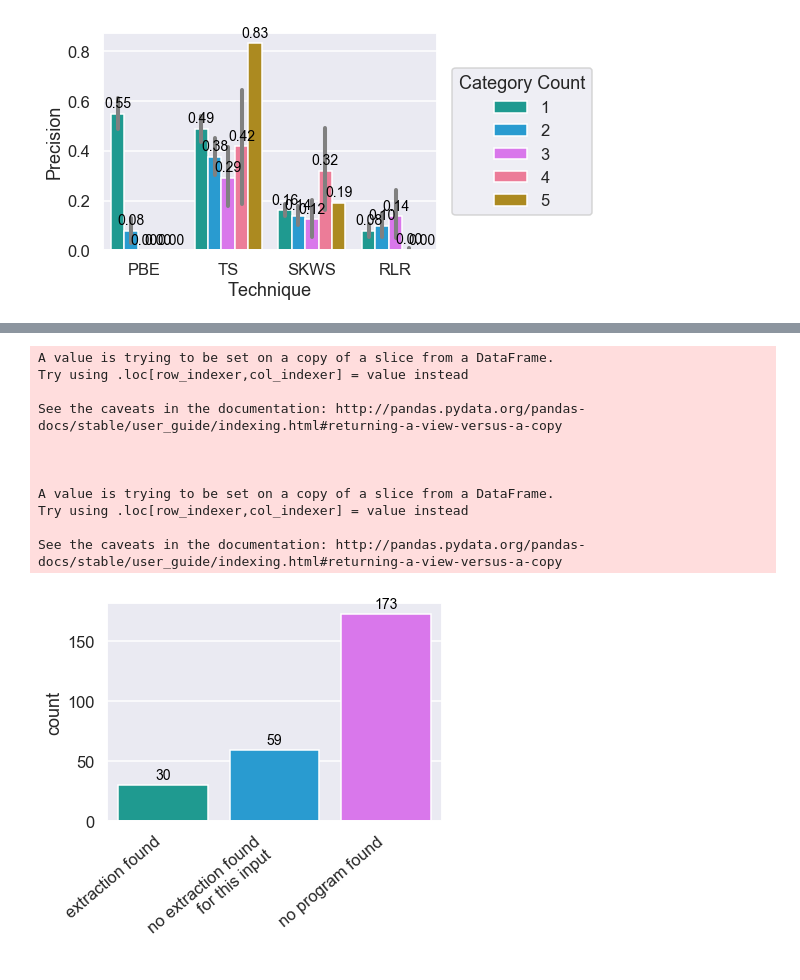
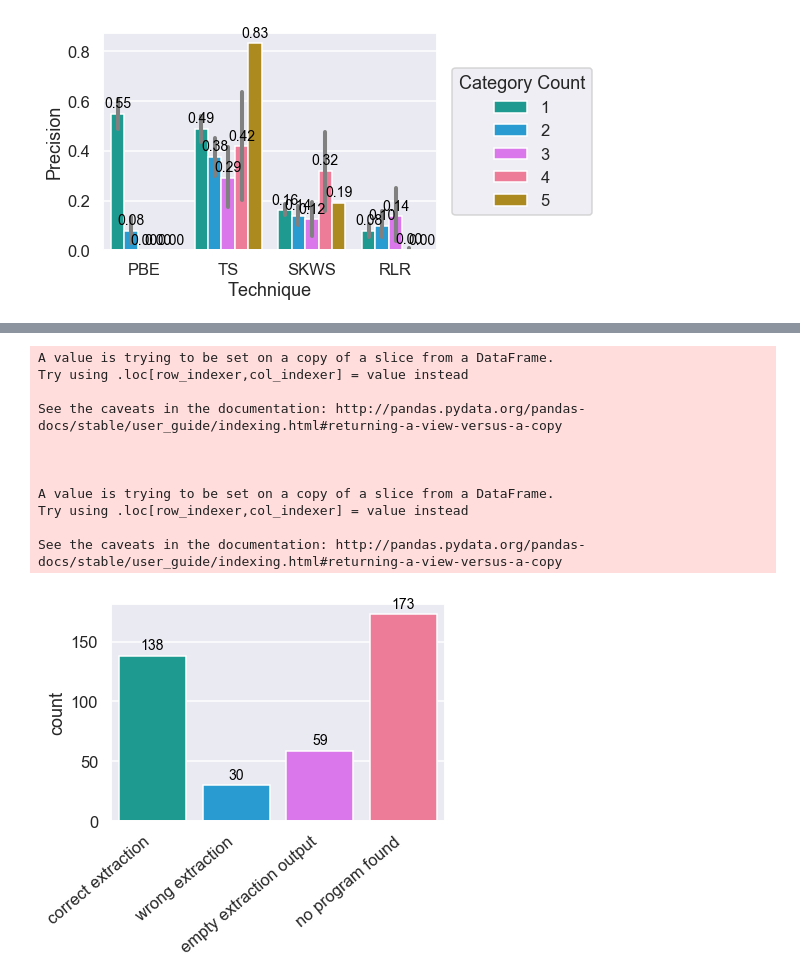
Before and after one commit to lacinoire/master-thesis, a Jupyter notebook: evaluation/results/big_study_data_analysis.ipynb, the cells around one changed output, grey strips where cells are left out. Drawn from its saved outputs; the diff is of its cells as text; code cells hidden in the pictures.

```diff
--- a/evaluation/results/big_study_data_analysis.ipynb
+++ b/evaluation/results/big_study_data_analysis.ipynb
@@ -56,6 +56,7 @@ frames = [pbe, ir, kw, rn]
 
 result_big = pd.concat(frames)
 result_big.rename(columns={'Unnamed: 0':'v',
+                       'Accuracy':'String Distance',
                        'TestOutput':'Test Output',
                        'DesiredTestOutput':'Desired Test Output',
                        'ExampleCount':'Example Count',
@@ -74,14 +75,20 @@ def calc_overlapping_lines(row):
     row['False Negatives Count'] = len(lines_desired) - len(overlap)
     row['Output Lines Count'] = len(lines_output)
     row['Desired Lines Count'] = len(lines_desired)
-    row['True Negatives Count'] = row['Test Input Line Count'] - (row['Output Lines Count'] + row['False Negatives Count'])
-    row['All Desired Lines Extracted'] = row['False Negatives Count'] == 0
-    row['Precision'] = row['True Positives Count'] / row['Output Lines Count']
-    row['Recall'] = row['True Positives Count'] / row['Desired Lines Count']
-    row['Accuracy'] = (row['True Positives Count'] + row['True Negatives Count']) / row['Test Input Line Count']
     return row
 
 result_big = result_big.apply(calc_overlapping_lines, axis=1)
+result_big['True Negatives Count'] = result_big['Test Input Line Count'] - (result_big['Output Lines Count'] + result_big['False Negatives Count'])
+result_big['All Desired Lines Extracted'] = result_big['False Negatives Count'] == 0
+result_big['Precision'] = result_big['True Positives Count'] / result_big['Output Lines Count']
+result_big['Recall'] = result_big['True Positives Count'] / result_big['Desired Lines Count']
+result_big['Accuracy'] = (result_big['True Positives Count'] + result_big['True Negatives Count']) / result_big['Test Input Line Count']
+
+def category_count(categories):
+    return len(set(categories.split('-')))
+
+result_big['Category Count'] = result_big.apply(lambda x : category_count(x['Categories']), axis=1)
+result_big['Single Category'] = result_big['Category Count'] == 1
 
 result_big.head()
 # %% [output]
@@ -185,7 +244,5 @@ def category_count(categories):
 # %%
 # single-category-precsion
-result['Category Count'] = result.apply(lambda x : category_count(x['Categories']), axis=1)
-result['Single Category'] = result['Category Count'] == 1
 result_single_category = result[result['Single Category']]
 ax = sns.barplot(x='Technique',
                  y='Precision',
@@ -264,26 +310,28 @@ for technique in techniques:
 # %%
 # pbe: if the extraction failed, why did it fail? (when was no program learned/regex did not match?)
-failed = result[(result['All Desired Lines Extracted'] == False) & (result.Technique == 'PBE')]
+# failed = result[(result['All Desired Lines Extracted'] == False) & (result.Technique == 'PBE')]
 # failed_pbe = failed
+failed = rtf(result, 'PBE')
 failed.loc[failed['Test Output'].isin(['no program found', 'no extraction found for this input']), 'to'] = failed['Test Output']
-failed.loc[~failed['Test Output'].isin(['no program found', 'no extraction found for this input']), 'to'] = 'extraction found'
-failed.loc[failed['to'] == 'no extraction found for this input', 'to'] = 'no extraction found\nfor this input'
-pbe_fail_order = ['extraction found', 'no extraction found\nfor this input', 'no program found']
+failed.loc[~failed['Test Output'].isin(['no program found', 'no extraction found for this input']), 'to'] = 'wrong extraction'
+failed.loc[(failed['to'] == 'wrong extraction') & (failed['All Desired Lines Extracted'] == True), 'to'] = 'correct extraction'
+failed.loc[failed['to'] == 'no extraction found for this input', 'to'] = 'empty extraction output'
+pbe_fail_order = ['correct extraction', 'wrong extraction', 'empty extraction output', 'no program found']
 
 ax = sns.countplot(x="to", data=failed, order=pbe_fail_order)
 ax.set_xticklabels(ax.get_xticklabels(), rotation=40, ha="right")
 ax.set_xlabel('')
 process_fig(ax, 'failure-reason', 'PBE', True, '')
 # %% [output]
 A value is trying to be set on a copy of a slice from a DataFrame.
 Try using .loc[row_indexer,col_indexer] = value instead
 
 See the caveats in the documentation: http://pandas.pydata.org/pandas-docs/stable/user_guide/indexing.html#returning-a-view-versus-a-copy
 
 
 
 A value is trying to be set on a copy of a slice from a DataFrame.
 Try using .loc[row_indexer,col_indexer] = value instead
 
 See the caveats in the documentation: http://pandas.pydata.org/pandas-docs/stable/user_guide/indexing.html#returning-a-view-versus-a-copy
-[figure, old version]
+[figure, new version]
```
Also changed, not shown: parts of 20 cells of this notebook, 51 other files.
